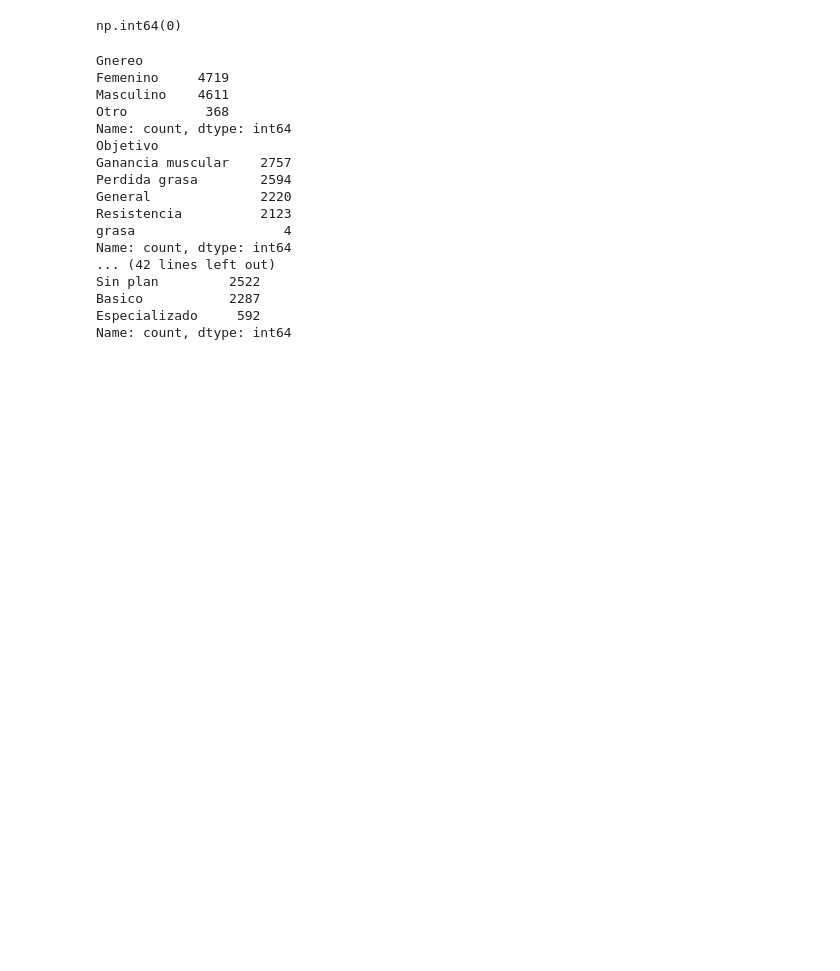
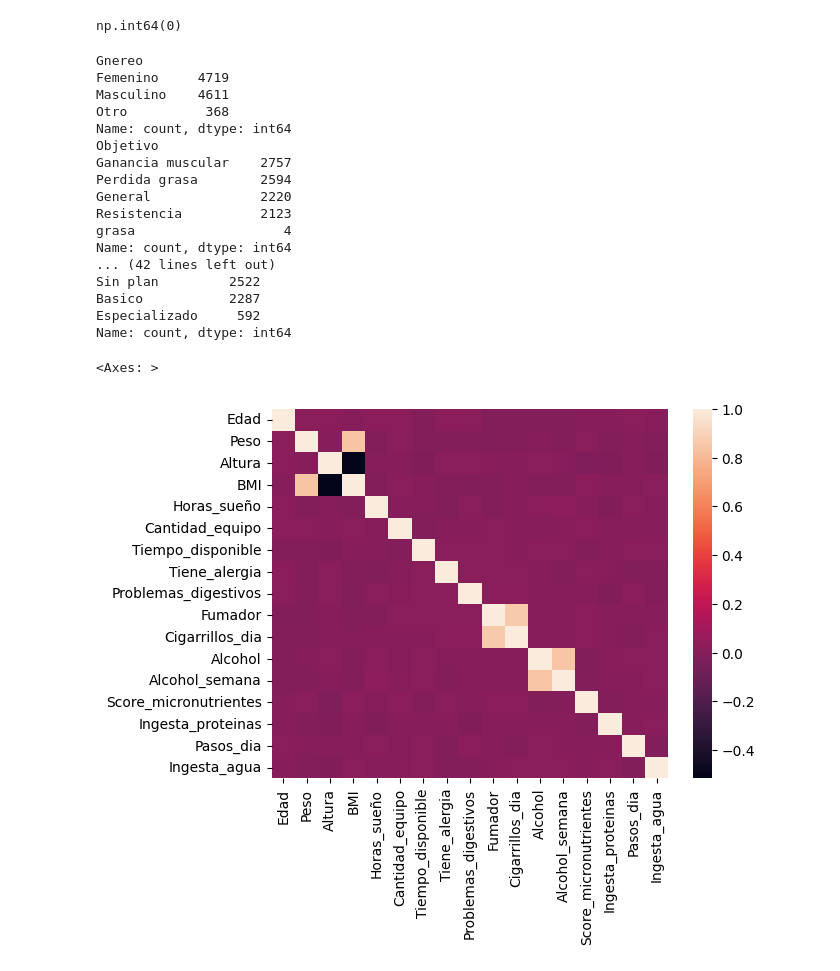
Before and after one commit to Lucasgali03/lab3ml, a Jupyter notebook: main.ipynb, the cells around one changed output. Drawn from its saved outputs; the diff is of its cells as text; code cells hidden in the pictures; blank space fills up the shorter version.

```diff
--- a/main.ipynb
+++ b/main.ipynb
@@ -61,3 +89,8 @@ Sin plan         2522
 Basico           2287
 Especializado     592
 Name: count, dtype: int64
+# %%
+sns.heatmap(datos.corr(numeric_only=True))
+# %% [output]
+<Axes: >
+[figure, added]
```
Also changed, not shown: parts of 1 cell of this notebook.
